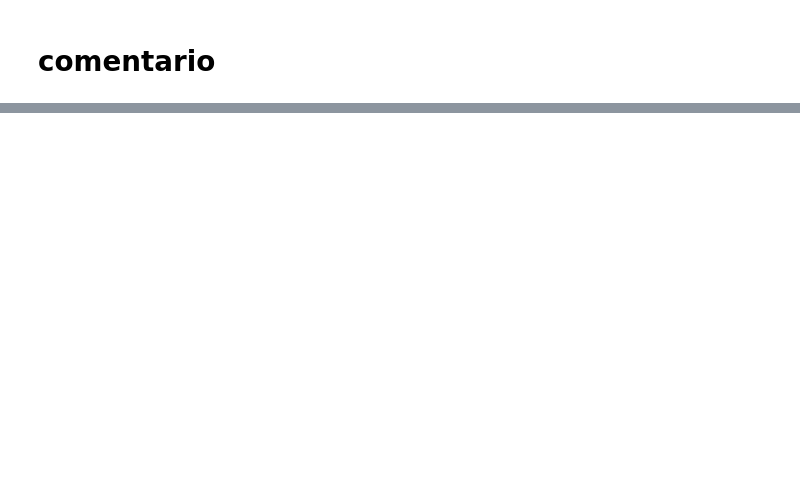
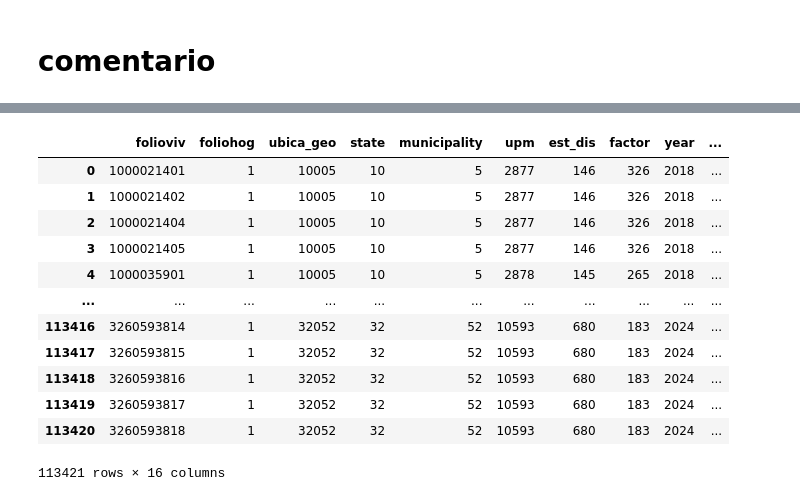
Before and after one commit to JesusSanchezM/3.-Mapping-the-Fiscal-Burden, a Jupyter notebook: fiscal_incidence_project/notebooks/03_final_merge.ipynb, the cells around one changed output, grey strips where cells are left out. Saved outputs shown, nothing was run; the diff lists cells and outputs as text; code cells hidden in the pictures; blank space fills up the shorter version.

Commit message:
folioviv check

```diff
--- a/fiscal_incidence_project/notebooks/03_final_merge.ipynb
+++ b/fiscal_incidence_project/notebooks/03_final_merge.ipynb
@@ -14,7 +14,7 @@ YEARS = [2018, 2024]
 # comentario
 # %%
 in_kind_transfers = pd.read_csv(PROCESSED_DIR / "in_kind_transfers.csv",
-                        dtype={'folioviv': str, 'foliohog': str, 'numren': str})
+                        dtype={'folioviv': str, 'foliohog': str, 'numren': int})
 
 
 iva_hogar = pd.read_csv(PROCESSED_DIR / "iva_hogar.csv",
@@ -22,7 +22,7 @@ iva_hogar = pd.read_csv(PROCESSED_DIR / "iva_hogar.csv",
 
 
 income_fiscal_incidence_base = pd.read_csv(PROCESSED_DIR / "income_fiscal_incidence_base.csv",
-                        dtype={'folioviv': str, 'foliohog': str, 'numren':str})
+                        dtype={'folioviv': str, 'foliohog': str, 'numren': int})
 
 
 demographic_household = pd.read_csv(PROCESSED_DIR / "demographic_household.csv",
@@ -153,11 +137,11 @@ Registros para 2024: 139850
 import pandas as pd
 
 # ==========================================================
-# 1. Número de integrantes por hogar
+# 1. Número de integrantes por hogar (según income_fiscal_incidence_base)
 # ==========================================================
 
 print("\n--- Paso 1: household_size ---")
-print(f"Tamaño de income_fiscal_incidence_base (antes): {len(income_fiscal_incidence_base)}")
+print(f"Tamaño de income_fiscal_incidence_base: {len(income_fiscal_incidence_base)}")
 
 household_size = (
     income_fiscal_incidence_base
@@ -166,14 +150,14 @@ household_size = (
     .reset_index(name="household_size")
 )
 
-print(f"Tamaño de household_size (después): {len(household_size)}")
+print(f"Hogares encontrados: {len(household_size)}")
 
 # ==========================================================
-# 2. IVA per cápita
+# 2. Convertir IVA hogar a IVA per cápita
 # ==========================================================
 
 print("\n--- Paso 2: IVA per cápita ---")
-print(f"Tamaño de iva_hogar (antes del merge con household_size): {len(iva_hogar)}")
+print(f"Tamaño de iva_hogar antes: {len(iva_hogar)}")
 
 iva_hogar = iva_hogar.merge(
     household_size,
@@ -181,15 +165,12 @@ iva_hogar = iva_hogar.merge(
     how="inner"
 )
 
-print(f"Tamaño de iva_hogar (después del merge): {len(iva_hogar)}")
+print(f"Tamaño de iva_hogar después del merge: {len(iva_hogar)}")
 
+# Todas las columnas de IVA (excepto llaves) se dividen entre el tamaño del hogar
 iva_cols = [
-    "gasto_con_iva",
-    "gasto_sin_iva",
-    "iva_pagado",
-    "gasto_total",
-    "gasto_gas",
-    "gasto_electricity"
+    c for c in iva_hogar.columns
+    if c not in ["folioviv", "foliohog", "year", "household_size"]
 ]
 
 iva_hogar[iva_cols] = iva_hogar[iva_cols].div(
@@ -197,8 +178,8 @@ iva_hogar[iva_cols] = iva_hogar[iva_cols].div(
     axis=0
 )
 
-# Si ya no la necesitas
-iva_hogar = iva_hogar.drop(columns="household_size")
+
+print("Variables de IVA convertidas a nivel individuo.")
 
 # ==========================================================
 # 3. Base a nivel hogar
@@ -305,0 +303,16 @@ Saved base_final.csv
+# %%
+household_base
+# %% [output]
+|  | folioviv | foliohog | ubica_geo | state | municipality | upm | est_dis | factor | year | ... |
+| 0 | 1000021401 | 1 | 10005 | 10 | 5 | 2877 | 146 | 326 | 2018 | ... |
+| 1 | 1000021402 | 1 | 10005 | 10 | 5 | 2877 | 146 | 326 | 2018 | ... |
+| 2 | 1000021404 | 1 | 10005 | 10 | 5 | 2877 | 146 | 326 | 2018 | ... |
+| 3 | 1000021405 | 1 | 10005 | 10 | 5 | 2877 | 146 | 326 | 2018 | ... |
+| 4 | 1000035901 | 1 | 10005 | 10 | 5 | 2878 | 145 | 265 | 2018 | ... |
+| ... | ... | ... | ... | ... | ... | ... | ... | ... | ... | ... |
+| 113416 | 3260593814 | 1 | 32052 | 32 | 52 | 10593 | 680 | 183 | 2024 | ... |
+| 113417 | 3260593815 | 1 | 32052 | 32 | 52 | 10593 | 680 | 183 | 2024 | ... |
+| 113418 | 3260593816 | 1 | 32052 | 32 | 52 | 10593 | 680 | 183 | 2024 | ... |
+| 113419 | 3260593817 | 1 | 32052 | 32 | 52 | 10593 | 680 | 183 | 2024 | ... |
+| 113420 | 3260593818 | 1 | 32052 | 32 | 52 | 10593 | 680 | 183 | 2024 | ... |
+113421 rows × 16 columns
```
Also changed, not shown: parts of 11 cells of this notebook, 1 other file.
